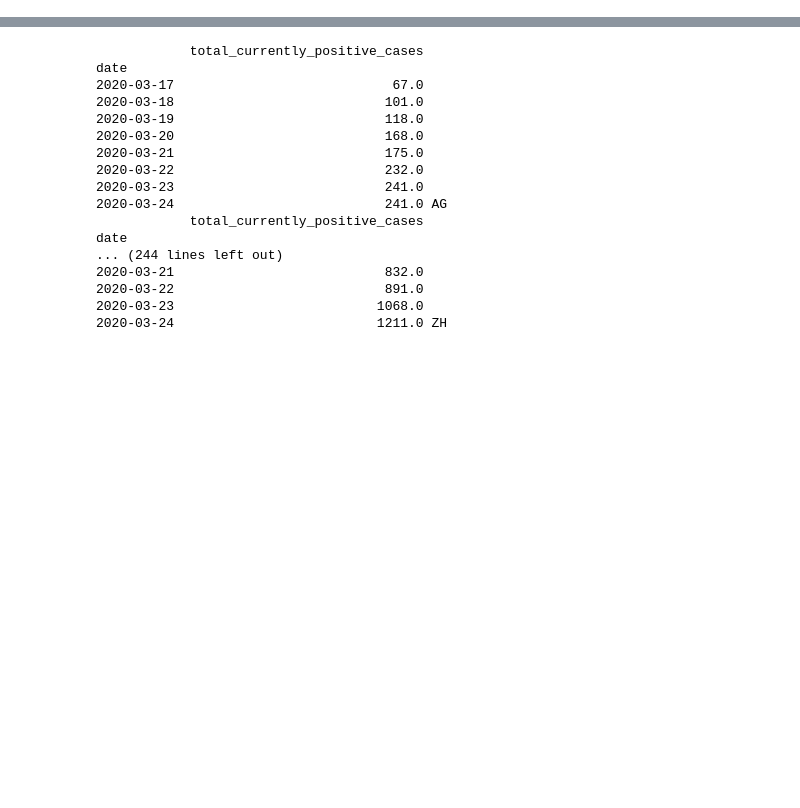
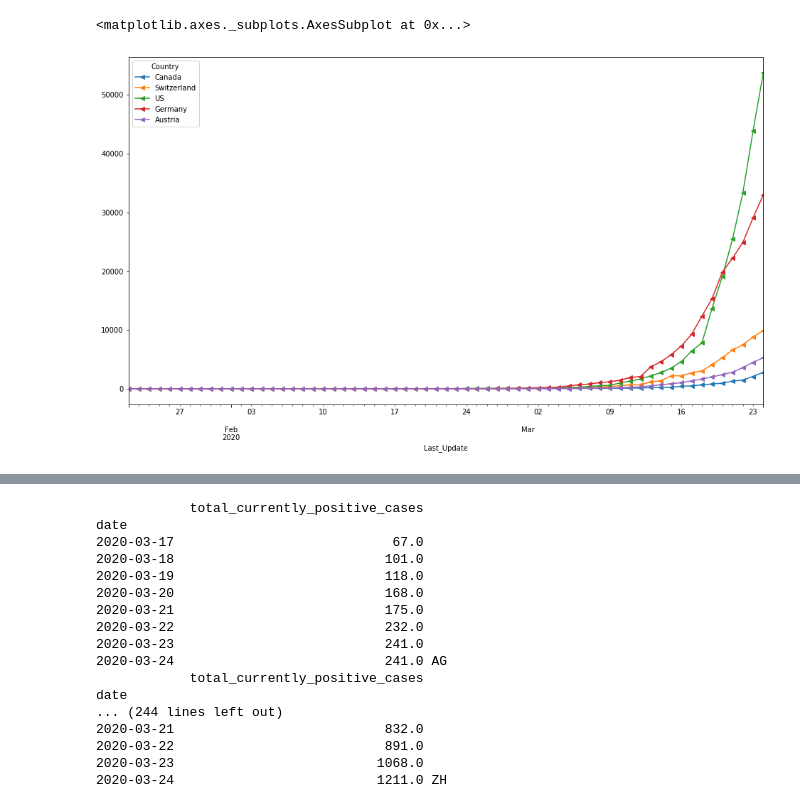
Before and after one commit to pick2510/COVID-19, a Jupyter notebook: analysis/Cases.ipynb, the cells around one changed output, grey strips where cells are left out. Drawn from its saved outputs; the diff is of its cells as text; code cells hidden in the pictures; blank space fills up the shorter version.

```diff
--- a/analysis/Cases.ipynb
+++ b/analysis/Cases.ipynb
@@ -30 +29,7 @@ Index(['Afghanistan', 'Albania', 'Algeria', 'Andorra', 'Angola',
+# %%
+data[["Canada","Switzerland","US", "Germany", "Austria"]].plot(marker=next(marker))
+#plt.yscale("log")
+# %% [output]
+<matplotlib.axes._subplots.AxesSubplot at 0x...>
+[figure, added]
 # %%
```
Also changed, not shown: parts of 11 cells of this notebook.
